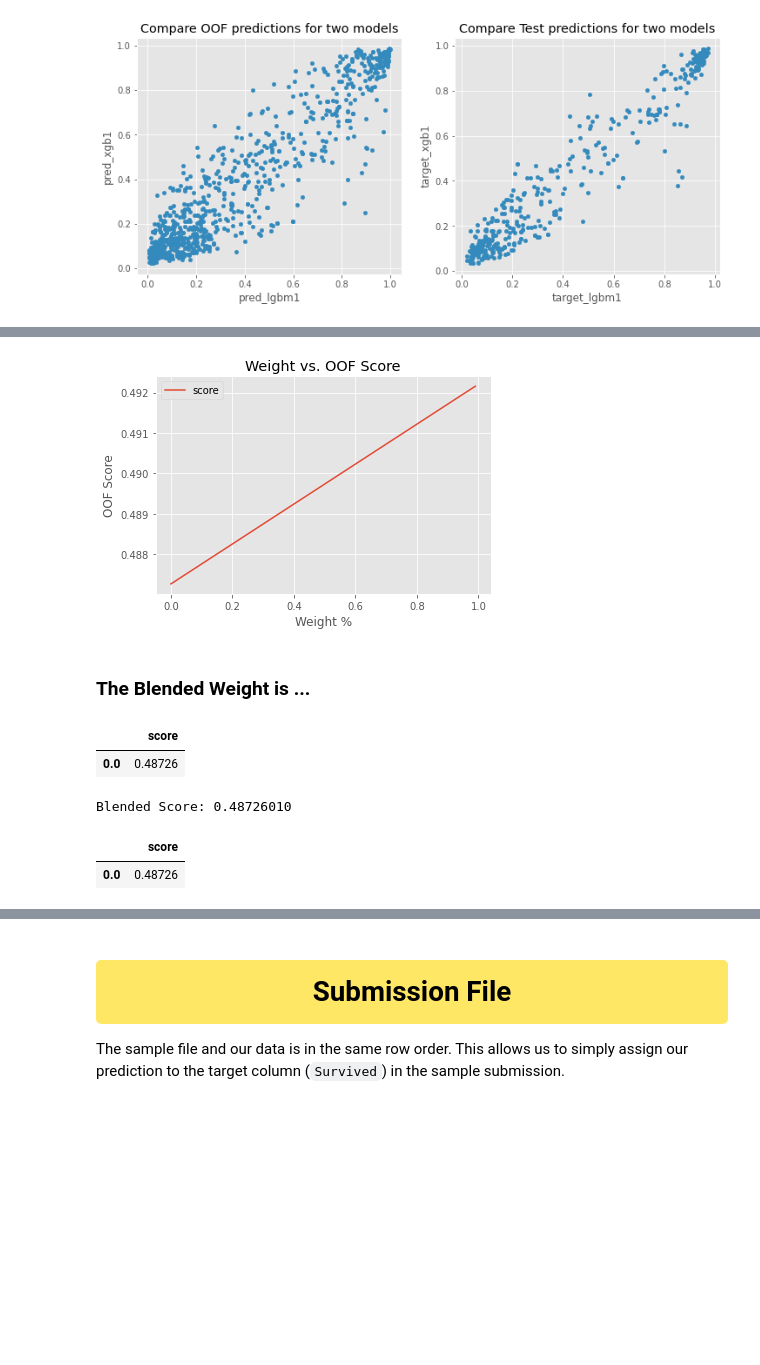
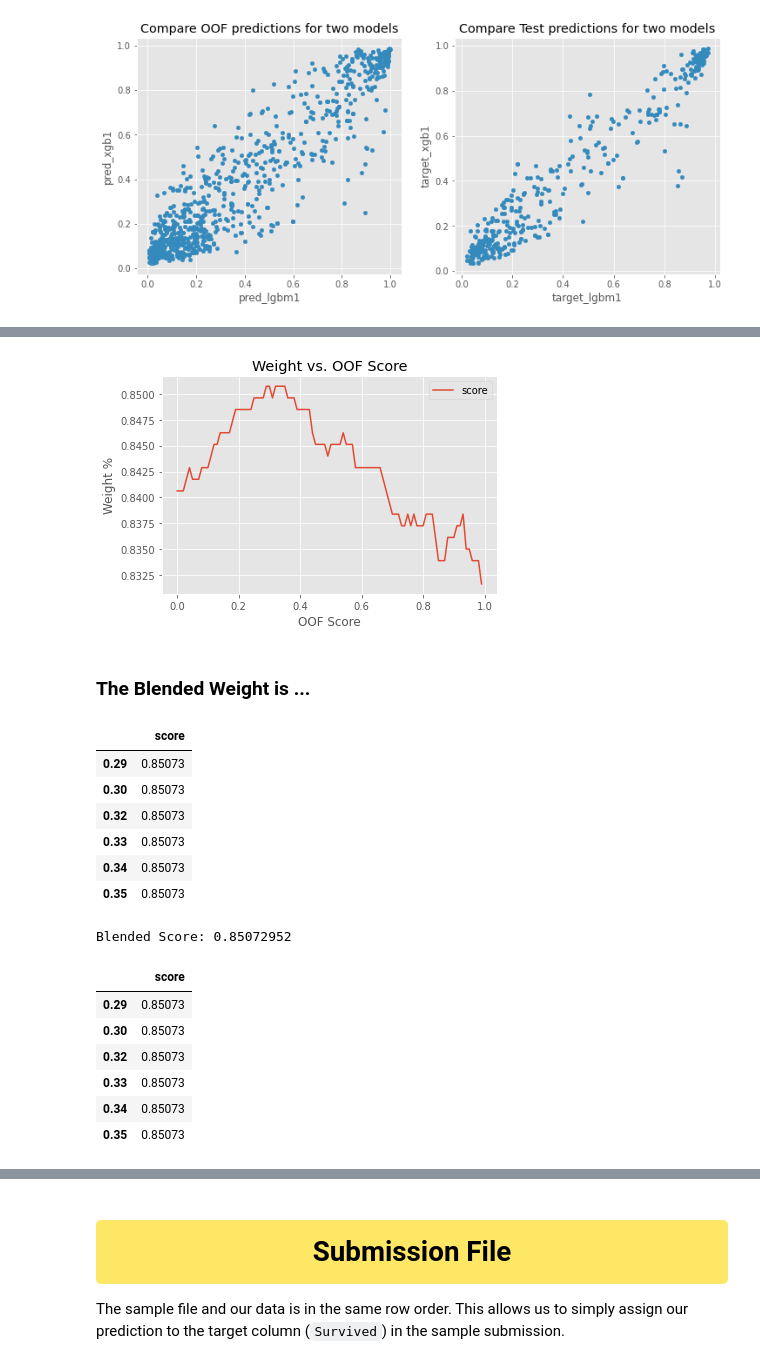
Before and after one commit to melling/ml-kaggle-titanic, a Jupyter notebook: titanic-xgb-lgbm-blend.ipynb, the cells around one changed output, grey strips where cells are left out. Drawn from its saved outputs; the diff is of its cells as text; code cells hidden in the pictures; blank space fills up the shorter version.

Commit message:
Kaggle Notebook | Titanic: XGB+LGBM Blend | Version 7

```diff
--- a/titanic-xgb-lgbm-blend.ipynb
+++ b/titanic-xgb-lgbm-blend.ipynb
@@ -589,4 +596,6 @@ final_valid_predictions_df = pd.DataFrame.from_dict(
     final_valid_predictions, orient="index"
 ).reset_index()
 final_valid_predictions_df.columns = ["id", "pred_xgb1"]
+final_valid_predictions_df.set_index("id", inplace=True)
+final_valid_predictions_df.sort_index(inplace=True)  # .head(20)  # head(100)
 final_valid_predictions_df.to_csv("train_pred_xgb1.csv", index=False)
@@ -708,4 +735,6 @@ final_valid_predictions_df = pd.DataFrame.from_dict(
     final_valid_predictions, orient="index"
 ).reset_index()
 final_valid_predictions_df.columns = ["id", "pred_lgbm1"]
+final_valid_predictions_df.set_index("id", inplace=True)
+final_valid_predictions_df.sort_index(inplace=True)
 final_valid_predictions_df.to_csv("train_pred_lgbm1.csv", index=False)
@@ -801,6 +866,20 @@ def get_oof_score(weight, oof, pred_model1, pred_model2):
+# %%
+def get_oof_score(weight, oof, pred_model1, pred_model2):
+    blend_pred = (oof[pred_model1] * weight) + (oof[pred_model2] * (1 - weight))
+    blend_int = np.rint(blend_pred).astype(int)
+    score = accuracy_score(oof[TARGET], blend_int)
+    #     print(f"weight: {weight} Score: {score}")
+    return score
 # %%
 myscores = {}
+best = 0
+best_weight = 0
+
 for weight in range(100):
     weight /= 100
-    score = get_oof_score(weight, oof, "pred_lgbm1", "pred_xgb1")
+    score = get_oof_score(weight, oof, "pred_xgb1", "pred_lgbm1")
+    if score > best:
+        best = score
+        best_weight = weight
+        print(f"Best Weight: {best_weight},Score {best}")
     myscores[weight] = score
@@ -808,30 +900,40 @@ for weight in range(100):
 blend_results = pd.DataFrame(myscores, index=["score"]).T
 # %%
 ax = blend_results.plot(title="Weight vs. OOF Score")
-ax.set_xlabel("Weight %")
-ax.set_ylabel("OOF Score")
+ax.set_ylabel("Weight %")
+ax.set_xlabel("OOF Score")
 plt.show()
 # %% [output]
-[figure, old version]
+[figure, new version]
 # %% [markdown]
 ### The Blended Weight is ...
 # %%
-blend_results.loc[blend_results["score"] == blend_results["score"].min()]
+blend_results.loc[blend_results["score"] == blend_results["score"].max()]
 # %% [output]
 |  | score |
-| 0.0 | 0.48726 |
+| 0.29 | 0.85073 |
+| 0.30 | 0.85073 |
+| 0.32 | 0.85073 |
+| 0.33 | 0.85073 |
+| 0.34 | 0.85073 |
+| 0.35 | 0.85073 |
 # %%
-blend_score = blend_results["score"].min()
-best_cv_score = 0.004722
+blend_score = blend_results["score"].max()
+# best_cv_score = 0.004722
 print(f"Blended Score: {blend_score:.8f}")
 # %% [output]
-Blended Score: 0.48726010
+Blended Score: 0.85072952
 # %%
-w = blend_results.loc[blend_results["score"] == blend_results["score"].min()]
+w = blend_results.loc[blend_results["score"] == blend_results["score"].max()]
 w
 # %% [output]
 |  | score |
-| 0.0 | 0.48726 |
+| 0.29 | 0.85073 |
+| 0.30 | 0.85073 |
+| 0.32 | 0.85073 |
+| 0.33 | 0.85073 |
+| 0.34 | 0.85073 |
+| 0.35 | 0.85073 |
 # %%
 wt = w.first_valid_index()
 wt
```
Also changed, not shown: parts of 19 cells of this notebook.
